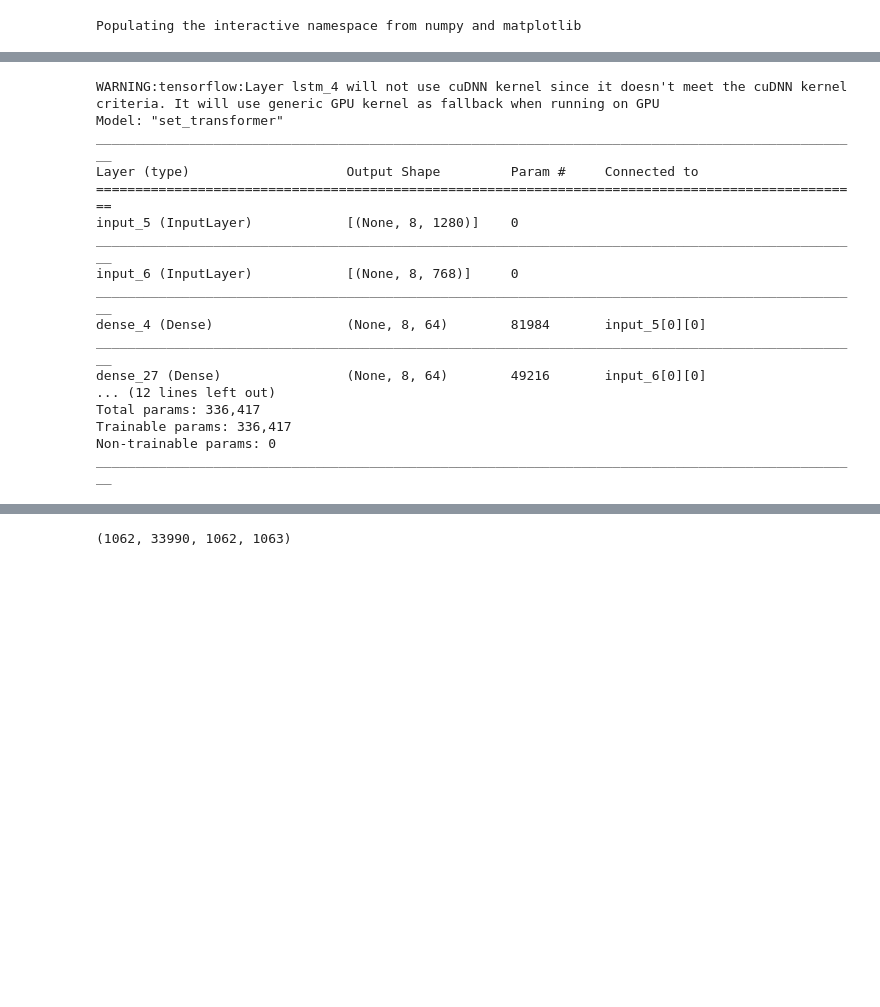
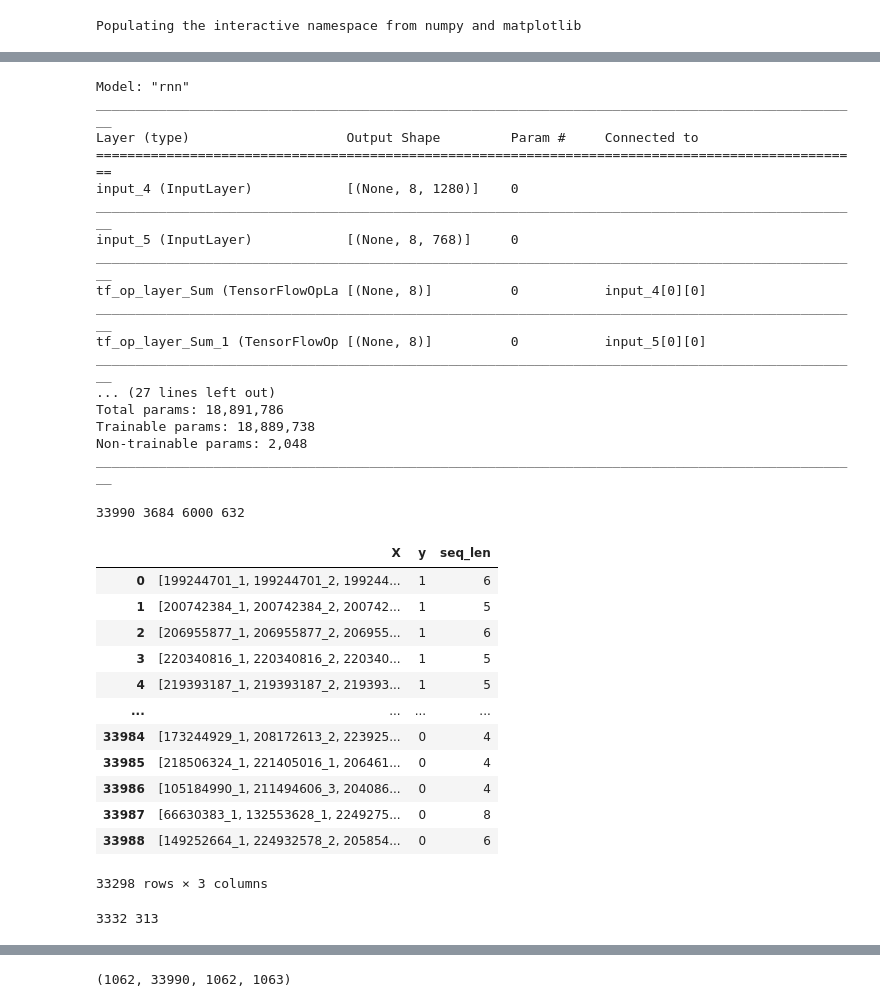
Before and after one commit to aeroabir/fashion_recommender, a Jupyter notebook: outfit_compatibility.ipynb, the cells around one changed output, grey strips where cells are left out. Saved outputs shown, nothing was run; the diff lists cells and outputs as text; code cells hidden in the pictures; blank space fills up the shorter version.

```diff
--- a/outfit_compatibility.ipynb
+++ b/outfit_compatibility.ipynb
@@ -124,9 +134,20 @@ else:
 # %%
-if model_type == "rnn":
+# from rnn import build_multilevel_rnn_unequal
+if model_type == "fc":
+    model = build_fc_model(max_seq_len,
+                           image_embedding_dim,
+                         num_classes=2,
+                         num_layers=2,
+                         d_model=512,
+                         rnn="bilstm",
+                         final_activation="sigmoid",
+                         include_text=include_text
+                        )
+elif model_type == "rnn":
     model = build_multilevel_rnn_unequal(max_seq_len,
                                          image_embedding_dim,
                                          num_classes=2,
-                                         num_layers=1,
+                                         num_layers=2,
                                          d_model=512,
                                          rnn="bilstm",
                                          final_activation="sigmoid",
@@ -166,23 +187,48 @@ elif model_type == "set-transformer":
 
 model.summary()
 # %% [output]
-WARNING:tensorflow:Layer lstm_4 will not use cuDNN kernel since it doesn't meet the cuDNN kernel criteria. It will use generic GPU kernel as fallback when running on GPU
-Model: "set_transformer"
+Model: "rnn"
 __________________________________________________________________________________________________
 Layer (type)                    Output Shape         Param #     Connected to
 ==================================================================================================
-input_5 (InputLayer)            [(None, 8, 1280)]    0
+input_4 (InputLayer)            [(None, 8, 1280)]    0
 __________________________________________________________________________________________________
-input_6 (InputLayer)            [(None, 8, 768)]     0
+input_5 (InputLayer)            [(None, 8, 768)]     0
 __________________________________________________________________________________________________
-dense_4 (Dense)                 (None, 8, 64)        81984       input_5[0][0]
+tf_op_layer_Sum (TensorFlowOpLa [(None, 8)]          0           input_4[0][0]
 __________________________________________________________________________________________________
-dense_27 (Dense)                (None, 8, 64)        49216       input_6[0][0]
-... (12 lines left out)
-Total params: 336,417
-Trainable params: 336,417
-Non-trainable params: 0
+tf_op_layer_Sum_1 (TensorFlowOp [(None, 8)]          0           input_5[0][0]
 __________________________________________________________________________________________________
+... (27 lines left out)
+Total params: 18,891,786
+Trainable params: 18,889,738
+Non-trainable params: 2,048
+__________________________________________________________________________________________________
+# %%
+filtered_train_X = [x for x in train_X if len(x) == max_seq_len]
+filtered_valid_X = [x for x in valid_X if len(x) == max_seq_len]
+print(len(train_X), len(filtered_train_X), len(valid_X), len(filtered_valid_X))
+# %% [output]
+33990 3684 6000 632
+# %%
+df_ = pd.DataFrame({"X": train_X, "y": train_y})
+df_["seq_len"] = df_["X"].apply(lambda x: len(x))
+df_ = df_[df_["seq_len"] >= 3]
+df_
+# %% [output]
+|  | X | y | seq_len |
+| 0 | [199244701_1, 199244701_2, 199244... | 1 | 6 |
+| 1 | [200742384_1, 200742384_2, 200742... | 1 | 5 |
+| 2 | [206955877_1, 206955877_2, 206955... | 1 | 6 |
+| 3 | [220340816_1, 220340816_2, 220340... | 1 | 5 |
+| 4 | [219393187_1, 219393187_2, 219393... | 1 | 5 |
+| ... | ... | ... | ... |
+| 33984 | [173244929_1, 208172613_2, 223925... | 0 | 4 |
+| 33985 | [218506324_1, 221405016_1, 206461... | 0 | 4 |
+| 33986 | [105184990_1, 211494606_3, 204086... | 0 | 4 |
+| 33987 | [66630383_1, 132553628_1, 2249275... | 0 | 8 |
+| 33988 | [149252664_1, 224932578_2, 205854... | 0 | 6 |
+33298 rows × 3 columns
 # %%
 from data_process import CustomDataGen
 train_gen = CustomDataGen(train_X, train_y,
@@ -192,10 +238,12 @@ train_gen = CustomDataGen(train_X, train_y,
                           batch_size=batch_size,
                           max_len=max_seq_len,
                           only_image=not include_text,
-                          image_embedding=True,
+                          image_embedding=use_image_embedding,
                           image_embedding_dim=image_embedding_dim,
                           image_embedding_file=image_embedding_file,
-                          text_embedding_file="bert_polyvore.pkl",
+                          text_embedding_file=text_embedding_file,
+                          number_items_in_batch=150,
+                          variable_length_input=True,
                          )
 valid_gen = CustomDataGen(valid_X, valid_y,
                           item_dict,
@@ -204,10 +252,15 @@ valid_gen = CustomDataGen(valid_X, valid_y,
                           batch_size=batch_size,
                           max_len=max_seq_len,
                           only_image=not include_text,
-                          image_embedding=True,
+                          image_embedding=use_image_embedding,
                           image_embedding_dim=image_embedding_dim,
                           image_embedding_file=image_embedding_file,
-                          text_embedding_file="bert_polyvore.pkl",
+                          text_embedding_file=text_embedding_file,
+                          number_items_in_batch=150,
+                          variable_length_input=True,
                          )
+print(len(train_gen), len(valid_gen))
+# %% [output]
+3332 313
 # %%
 for ii in range(10):
```
Also changed, not shown: parts of 15 cells of this notebook, 7 other files.
